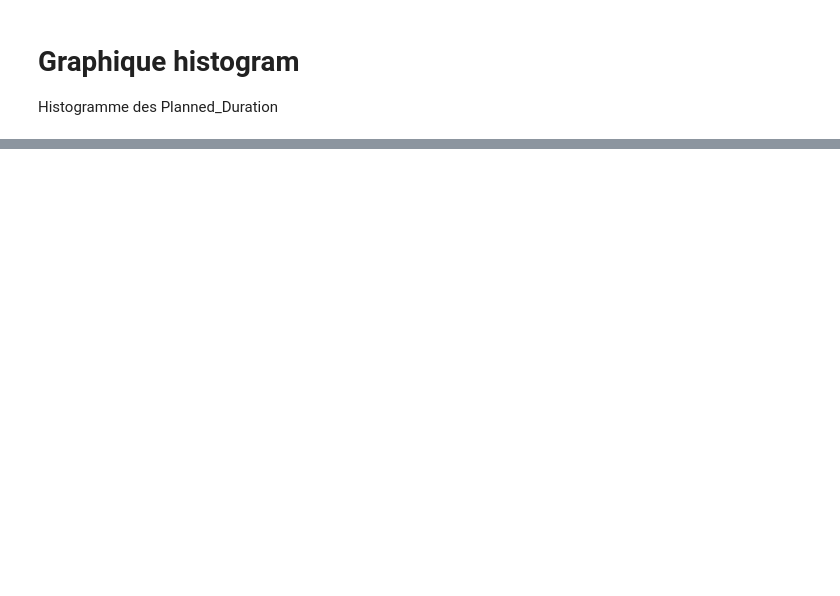
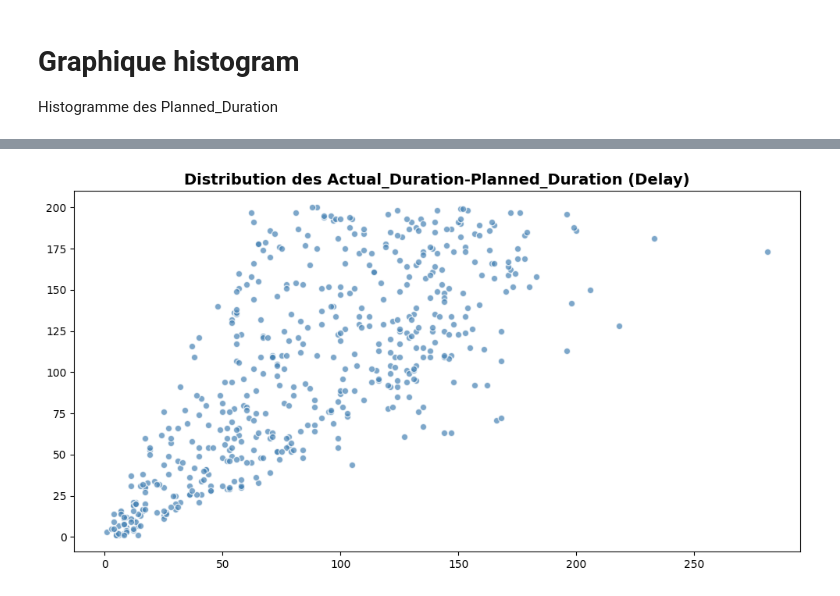
Before and after one commit to data-IA-2025/P7demo, a Jupyter notebook: P7.ipynb, the cells around one changed output, grey strips where cells are left out. Saved outputs shown, nothing was run; the diff lists cells and outputs as text; code cells hidden in the pictures; blank space fills up the shorter version.

Commit message:
modif + ajout image readme

```diff
--- a/P7.ipynb
+++ b/P7.ipynb
@@ -147,0 +245,14 @@ plt.show()
+# %%
+# Nuage de points
+plt.figure(figsize=(12, 6))
+
+plt.scatter(df_merge['Actual_Duration'],df_merge['Planned_Duration'],
+         color='steelblue',
+         edgecolor='white',
+         alpha=0.7)
+
+plt.title('Distribution des Actual_Duration-Planned_Duration (Delay)', fontsize=14, fontweight='bold')
+
+plt.show()
+# %% [output]
+[figure, added]
```
Also changed, not shown: parts of 14 cells of this notebook, 2 other files.
